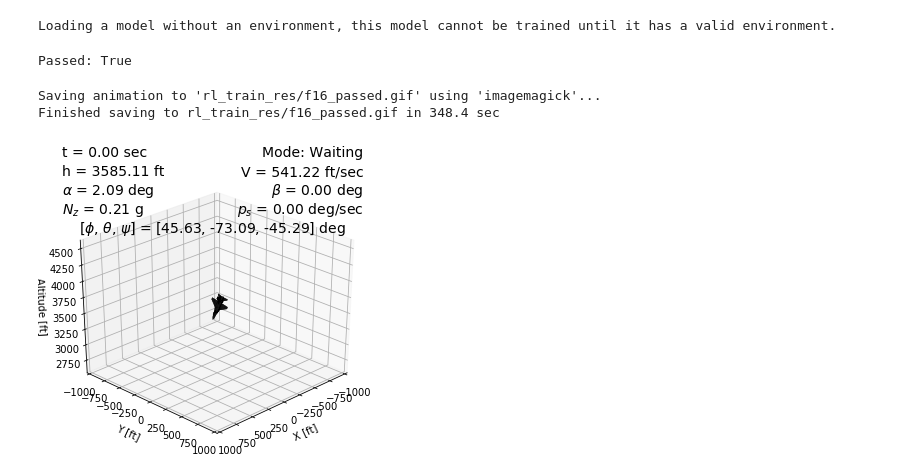
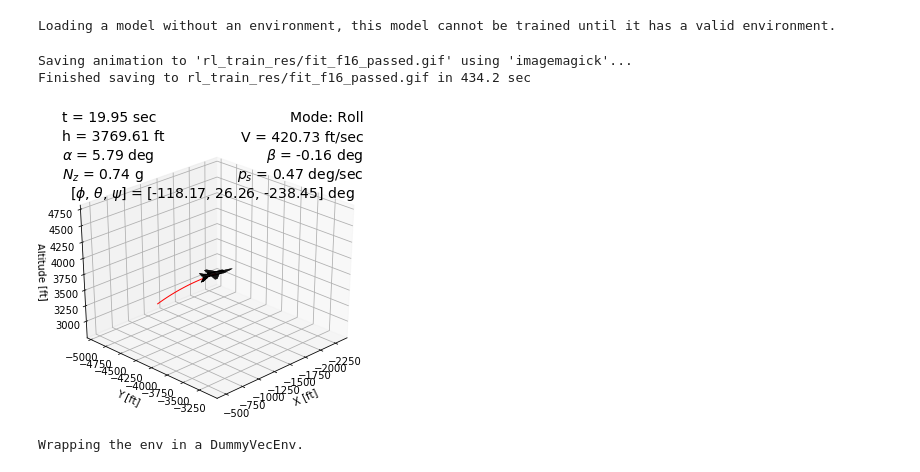
Before and after one commit to Bing-Yuan/fitre, a Jupyter notebook: plot.ipynb, the cells around one changed output. Saved outputs shown, nothing was run; the diff lists cells and outputs as text; code cells hidden in the pictures.

Commit message:
plot

```diff
--- a/plot.ipynb
+++ b/plot.ipynb
@@ -14,14 +14,7 @@ For more information, please see:
   * https://github.com/tensorflow/io (for I/O related ops)
 If you depend on functionality not listed there, please file an issue.
 # %%
-# model = FitrePPO.load("rl_train_res/fitre_best_trail/fitre_f16.zip")
-model = PPO2.load("rl_train_res/ppo.zip")
+fitre_model = FitrePPO.load("rl_train_res/fitre_best_trail/fitre_f16.zip")
+ppo_model = PPO2.load("rl_train_res/ppo.zip")
 # %% [output]
 Loading a model without an environment, this model cannot be trained until it has a valid environment.
-# %%
-l, h = initial_space()
-initial_state = (np.random.uniform(l, h))
-passed, times, states, modes, ps_list, Nz_list, u_list = gcas_simulation(initial_state, 0, model)
-print(f"Passed: {passed}")
-# %% [output]
-Passed: True
@@ -28,6 +24,29 @@ Passed: True
+# %%
+env = gym.make("F16GCAS-v3")
+obs = env.reset()
+fitre_state_list = [env.state]
+
+reward_sum = 0
+for _ in range(2000):
+    obs, r, done, _ = env.step(fitre_model.predict(obs)[0])
+    fitre_state_list.append(env.state)
+    reward_sum += r
 # %%
-plot3d_anim(times, states, modes, ps_list, Nz_list, filename="rl_train_res/f16_passed.gif")
+plot3d_anim(env.unwrapped.times[:2000], env.unwrapped.states[:2000], env.unwrapped.modes[:2000], env.unwrapped.ps_list[:2000], env.unwrapped.Nz_list[:2000], filename="rl_train_res/fitre_f16_passed.gif")
 # %% [output]
-Saving animation to 'rl_train_res/f16_passed.gif' using 'imagemagick'...
-Finished saving to rl_train_res/f16_passed.gif in 348.4 sec
+Saving animation to 'rl_train_res/fit_f16_passed.gif' using 'imagemagick'...
+Finished saving to rl_train_res/fit_f16_passed.gif in 434.2 sec
-[figure, old version]
+[figure, new version]
+# %%
+env = gym.make("F16GCAS-v3")
+fitre_model.set_env(env)
+obs = env.reset()
+ppo_state_list = [env.state]
+
+reward_sum = 0
+for _ in range(2000):
+    obs, r, done, _ = env.step(ppo_model.predict(obs)[0])
+    ppo_state_list.append(env.state)
+    reward_sum += r
+# %% [output]
+Wrapping the env in a DummyVecEnv.
```
Also changed, not shown: parts of 7 cells of this notebook, 2 other files.
